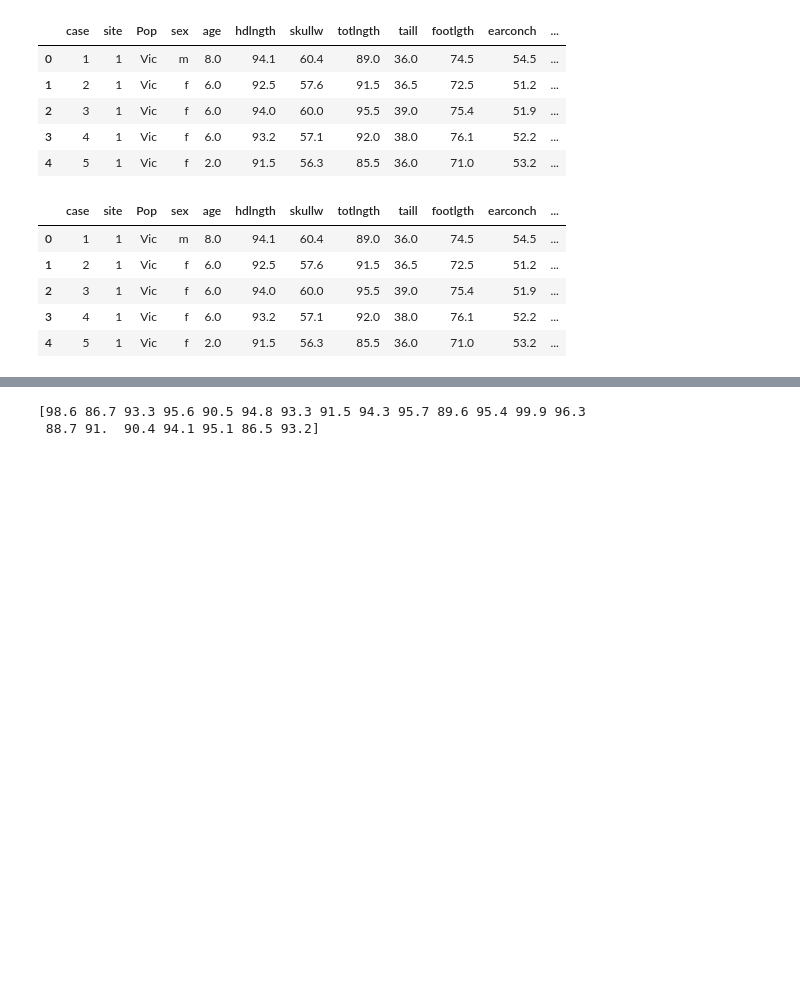
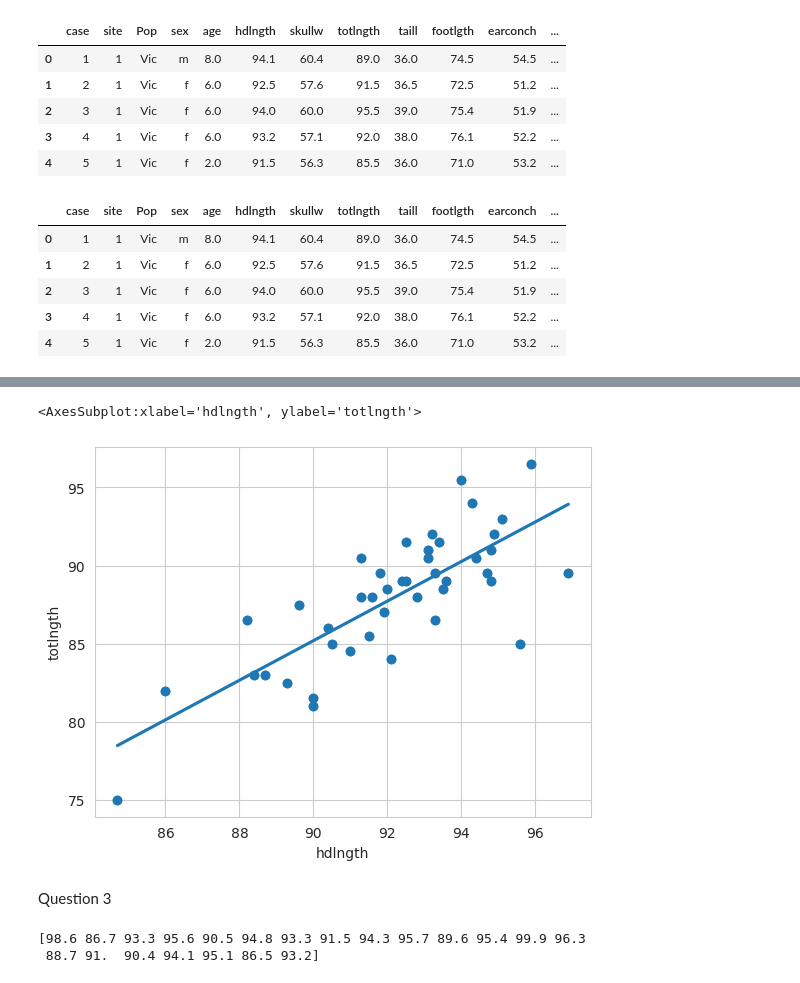
Before and after one commit to huynhand/Homework2, a Jupyter notebook: notebook/example.ipynb, the cells around one changed output, grey strips where cells are left out. Drawn from its saved outputs; the diff is of its cells as text; code cells hidden in the pictures; blank space fills up the shorter version.

```diff
--- a/notebook/example.ipynb
+++ b/notebook/example.ipynb
@@ -61,3 +83,11 @@ sns.pairplot(df,hue="hdlngth",height=1)
+# %%
+plt.scatter(x_female, y_female)
+sns.regplot(x_female, y_female, ci=None)
+# %% [output]
+<AxesSubplot:xlabel='hdlngth', ylabel='totlngth'>
+[figure, added]
+# %% [markdown]
+Question 3
 # %%
 from sklearn.model_selection import train_test_split
 
```
Also changed, not shown: parts of 34 cells of this notebook.
